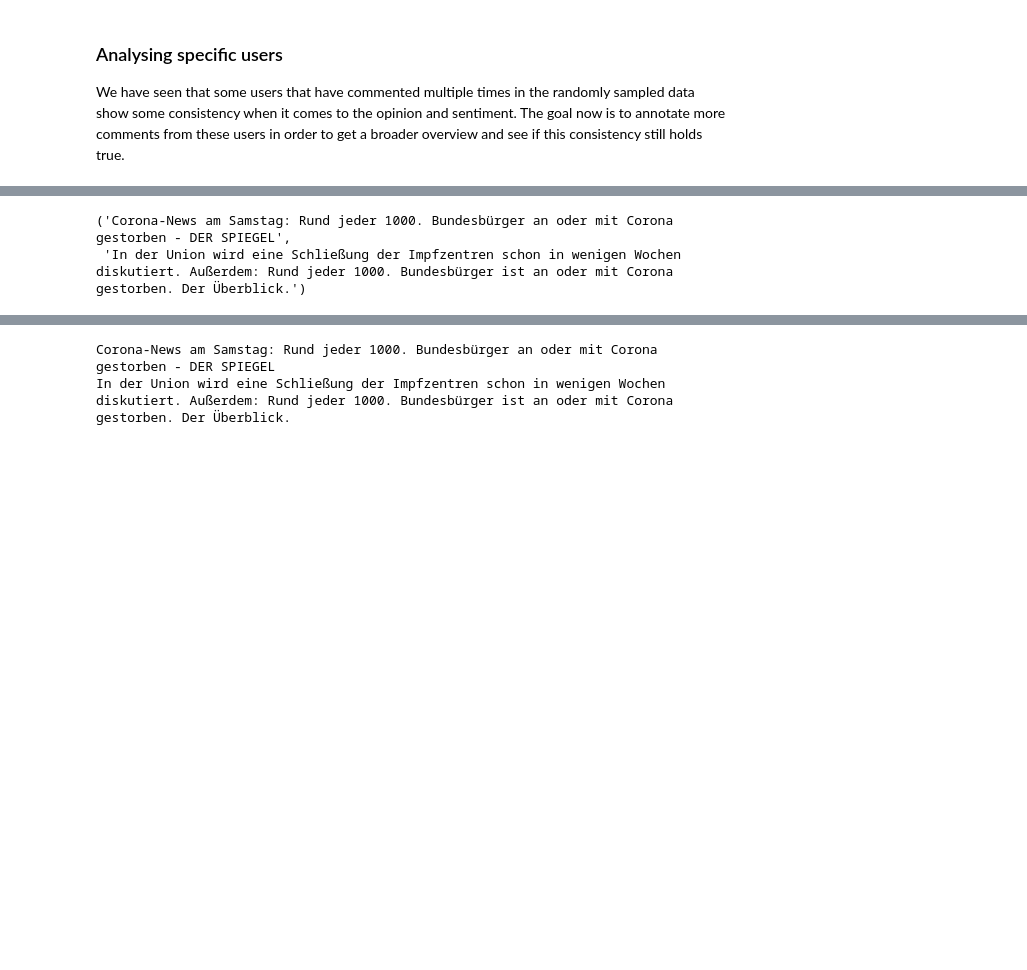
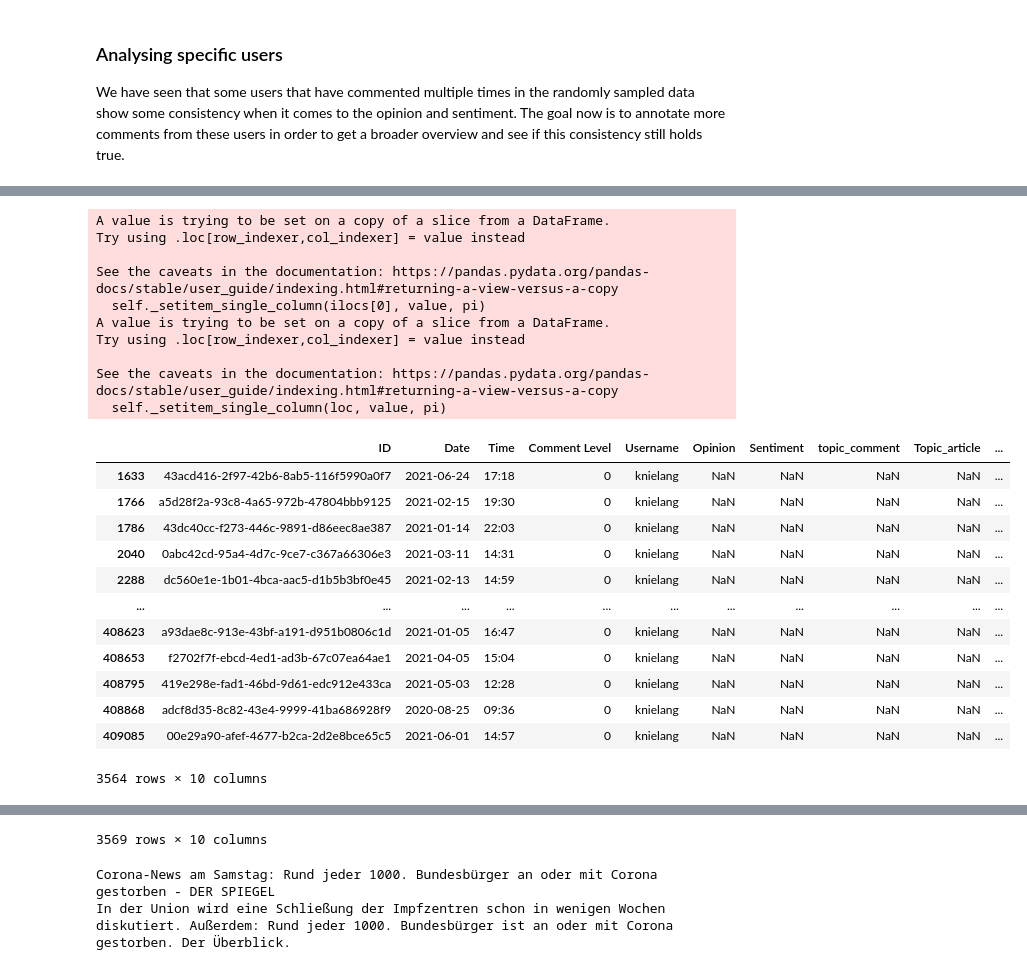
Before and after one commit to KirchnerS/Masterarbeit, a Jupyter notebook: data_exploration.ipynb, the cells around one changed output, grey strips where cells are left out. Cells and saved outputs as stored; diff of their text form; code cells hidden in the pictures; blank space fills up the shorter version.

```diff
--- a/data_exploration.ipynb
+++ b/data_exploration.ipynb
@@ -363,7 +391,30 @@ meine_daten.loc[meine_daten.Username == "Pet2020"]
 # %%
-meinUser = UserCommentProfiling("529f745f-c1a5-47ad-8be5-7121e770bf66")
+meinUser = UserCommentProfiling("knielang")
 
-meinUser.get_title_and_subtitle()
+meinUser.get_title_and_subtitle("529f745f-c1a5-47ad-8be5-7121e770bf66")
+
+meinUser.get_user_data()
 # %% [output]
-('Corona-News am Samstag: Rund jeder 1000. Bundesbürger an oder mit Corona gestorben - DER SPIEGEL',
- 'In der Union wird eine Schließung der Impfzentren schon in wenigen Wochen diskutiert. Außerdem: Rund jeder 1000. Bundesbürger ist an oder mit Corona gestorben. Der Überblick.')
+A value is trying to be set on a copy of a slice from a DataFrame.
+Try using .loc[row_indexer,col_indexer] = value instead
+
+See the caveats in the documentation: https://pandas.pydata.org/pandas-docs/stable/user_guide/indexing.html#returning-a-view-versus-a-copy
+  self._setitem_single_column(ilocs[0], value, pi)
+A value is trying to be set on a copy of a slice from a DataFrame.
+Try using .loc[row_indexer,col_indexer] = value instead
+
+See the caveats in the documentation: https://pandas.pydata.org/pandas-docs/stable/user_guide/indexing.html#returning-a-view-versus-a-copy
+  self._setitem_single_column(loc, value, pi)
+|  | ID | Date | Time | Comment Level | Username | Opinion | Sentiment | topic_comment | Topic_article | ... |
+| 1633 | 43acd416-2f97-42b6-8ab5-116f5990a0f7 | 2021-06-24 | 17:18 | 0 | knielang | NaN | NaN | NaN | NaN | ... |
+| 1766 | a5d28f2a-93c8-4a65-972b-47804bbb9125 | 2021-02-15 | 19:30 | 0 | knielang | NaN | NaN | NaN | NaN | ... |
+| 1786 | 43dc40cc-f273-446c-9891-d86eec8ae387 | 2021-01-14 | 22:03 | 0 | knielang | NaN | NaN | NaN | NaN | ... |
+| 2040 | 0abc42cd-95a4-4d7c-9ce7-c367a66306e3 | 2021-03-11 | 14:31 | 0 | knielang | NaN | NaN | NaN | NaN | ... |
+| 2288 | dc560e1e-1b01-4bca-aac5-d1b5b3bf0e45 | 2021-02-13 | 14:59 | 0 | knielang | NaN | NaN | NaN | NaN | ... |
+| ... | ... | ... | ... | ... | ... | ... | ... | ... | ... | ... |
+| 408623 | a93dae8c-913e-43bf-a191-d951b0806c1d | 2021-01-05 | 16:47 | 0 | knielang | NaN | NaN | NaN | NaN | ... |
+| 408653 | f2702f7f-ebcd-4ed1-ad3b-67c07ea64ae1 | 2021-04-05 | 15:04 | 0 | knielang | NaN | NaN | NaN | NaN | ... |
+| 408795 | 419e298e-fad1-46bd-9d61-edc912e433ca | 2021-05-03 | 12:28 | 0 | knielang | NaN | NaN | NaN | NaN | ... |
+| 408868 | adcf8d35-8c82-43e4-9999-41ba686928f9 | 2020-08-25 | 09:36 | 0 | knielang | NaN | NaN | NaN | NaN | ... |
+| 409085 | 00e29a90-afef-4677-b2ca-2d2e8bce65c5 | 2021-06-01 | 14:57 | 0 | knielang | NaN | NaN | NaN | NaN | ... |
+3564 rows × 10 columns
@@ -370,3 +433,4 @@ meinUser.get_title_and_subtitle()
+3569 rows × 10 columns
 # %%
 # %% [output]
 Corona-News am Samstag: Rund jeder 1000. Bundesbürger an oder mit Corona gestorben - DER SPIEGEL
```
Also changed, not shown: parts of 3 cells of this notebook.
